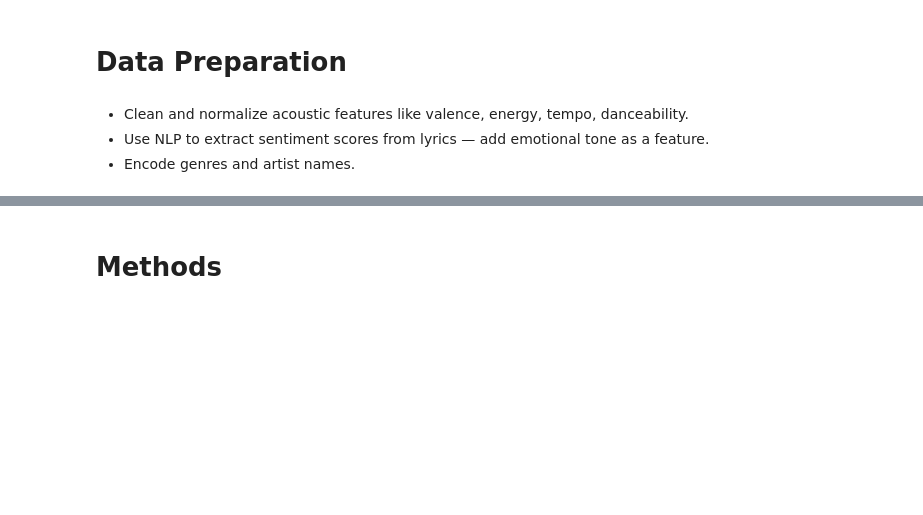
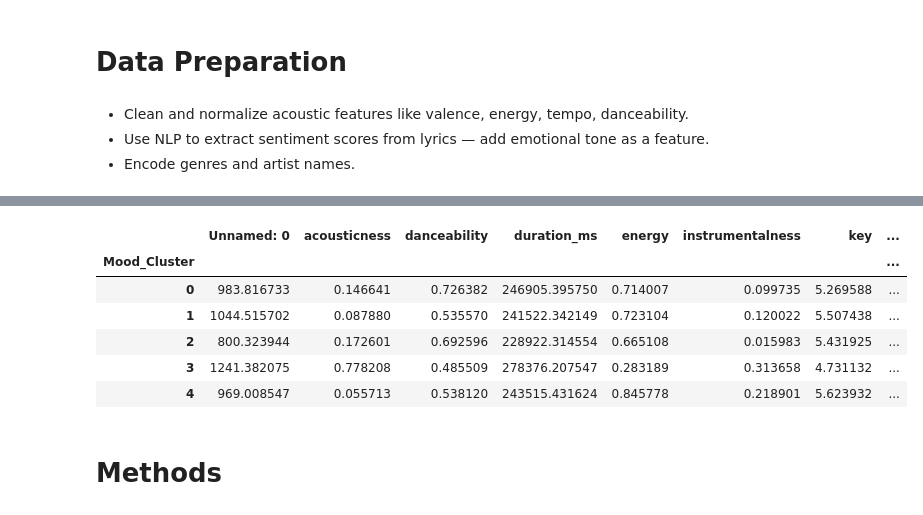
Before and after one commit to hannahdallas/captstone, a Jupyter notebook: notebook.ipynb, the cells around one changed output, grey strips where cells are left out. Drawn from its saved outputs; the diff is of its cells as text; code cells hidden in the pictures; blank space fills up the shorter version.

```diff
--- a/notebook.ipynb
+++ b/notebook.ipynb
@@ -44,0 +95,9 @@ df
+# %%
+# Set optimal k
+optimal_k = 5
+
+# Train final KMeans model
+kmeans = KMeans(n_clusters=optimal_k, random_state=42, n_init='auto', algorithm='elkan')
+
+# Assign clusters
+df["Mood_Cluster"] = kmeans.fit_predict(df_scaled)
@@ -45,3 +123,24 @@ df
+# %%
+# Ensure Mood_Cluster is numeric
+df['Mood_Cluster'] = df['Mood_Cluster'].astype(int)
+
+# Select only numeric columns for mean calculation
+numeric_cols = df.select_dtypes(include=[np.number]).columns  # Extract numeric columns
+numeric_cols = numeric_cols[numeric_cols != "Mood_Cluster"]  # Exclude Mood_Cluster itself
+
+# Compute the mean for each cluster using only numeric features
+cluster_means = df.groupby('Mood_Cluster')[numeric_cols].mean()
+
+# Display the results
+cluster_means
+# %% [output]
+|  | Unnamed: 0 | acousticness | danceability | duration_ms | energy | instrumentalness | key | ... |
+| Mood_Cluster |  |  |  |  |  |  |  | ... |
+| 0 | 983.816733 | 0.146641 | 0.726382 | 246905.395750 | 0.714007 | 0.099735 | 5.269588 | ... |
+| 1 | 1044.515702 | 0.087880 | 0.535570 | 241522.342149 | 0.723104 | 0.120022 | 5.507438 | ... |
+| 2 | 800.323944 | 0.172601 | 0.692596 | 228922.314554 | 0.665108 | 0.015983 | 5.431925 | ... |
+| 3 | 1241.382075 | 0.778208 | 0.485509 | 278376.207547 | 0.283189 | 0.313658 | 4.731132 | ... |
+| 4 | 969.008547 | 0.055713 | 0.538120 | 243515.431624 | 0.845778 | 0.218901 | 5.623932 | ... |
 # %% [markdown]
 # Methods
 # %% [markdown]
```
Also changed, not shown: parts of 8 cells of this notebook.
